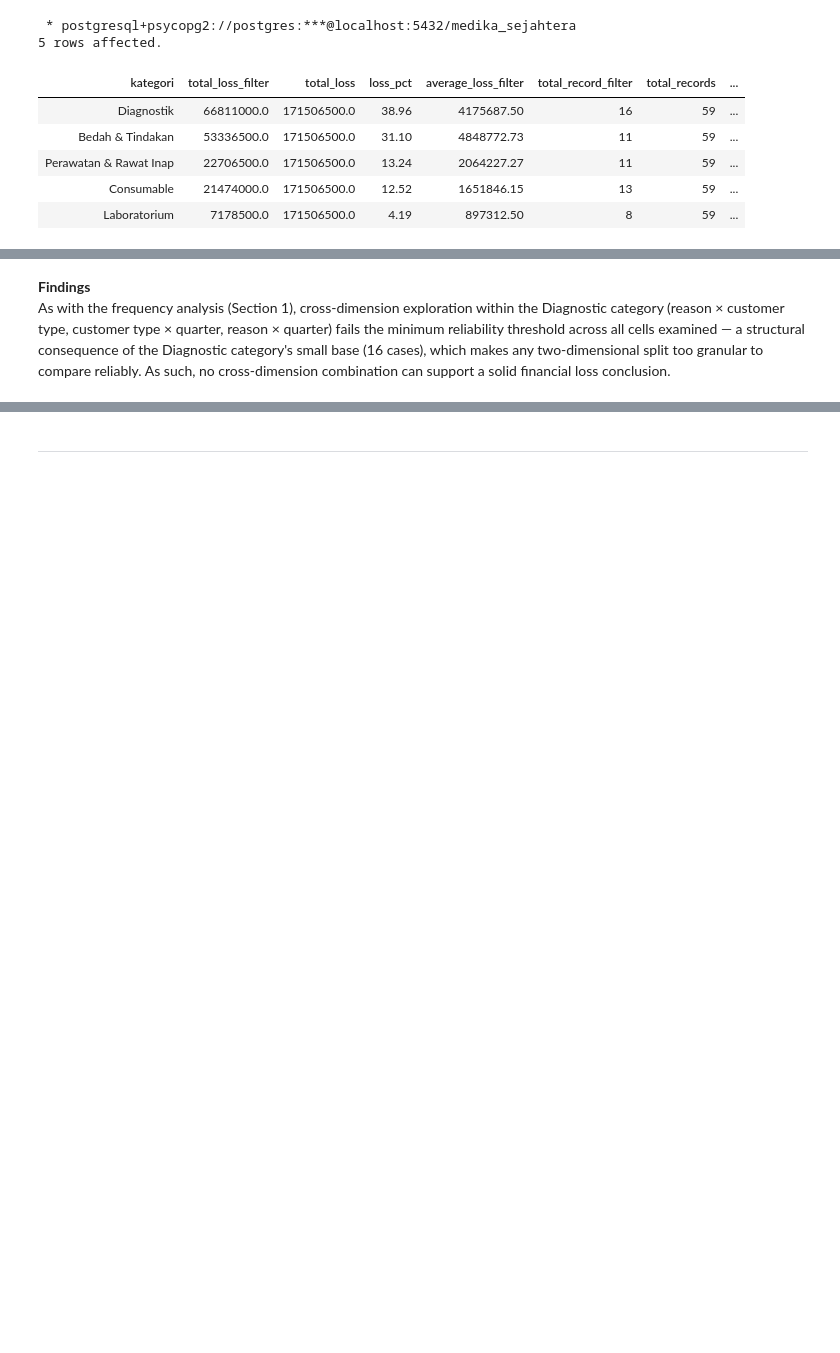
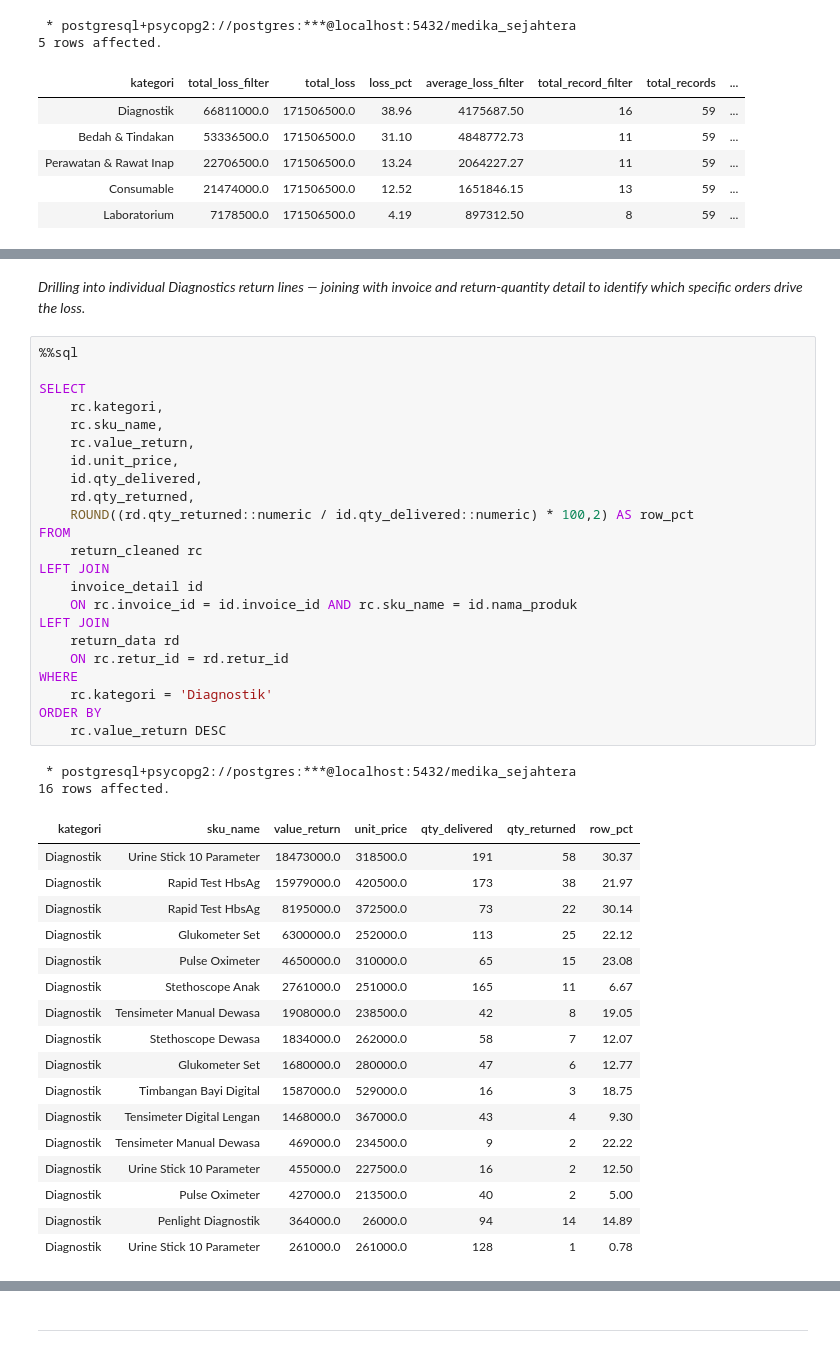
Before and after one commit to Rpfitrah/return-analysis-medika-sejahtera, a Jupyter notebook: Notebook/EDA.ipynb, the cells around one changed output, grey strips where cells are left out. Cells and saved outputs as stored; diff of their text form; blank space fills up the shorter version.

Commit message:
Category & Product loss

```diff
--- a/Notebook/EDA.ipynb
+++ b/Notebook/EDA.ipynb
@@ -1009,3 +700,45 @@ ORDER BY
-# %% [markdown]
-**Findings**
-As with the frequency analysis (Section 1), cross-dimension exploration within the Diagnostic category (reason × customer type, customer type × quarter, reason × quarter) fails the minimum reliability threshold across all cells examined — a structural consequence of the Diagnostic category's small base (16 cases), which makes any two-dimensional split too granular to compare reliably. As such, no cross-dimension combination can support a solid financial loss conclusion.
+# %% [markdown]
+*Drilling into individual Diagnostics return lines — joining with invoice and return-quantity detail to identify which specific orders drive the loss.*
+# %%
+%%sql
+
+SELECT
+    rc.kategori,
+    rc.sku_name,
+    rc.value_return,
+    id.unit_price,
+    id.qty_delivered,
+    rd.qty_returned,
+    ROUND((rd.qty_returned::numeric / id.qty_delivered::numeric) * 100,2) AS row_pct
+FROM
+    return_cleaned rc
+LEFT JOIN
+    invoice_detail id
+    ON rc.invoice_id = id.invoice_id AND rc.sku_name = id.nama_produk
+LEFT JOIN
+    return_data rd
+    ON rc.retur_id = rd.retur_id
+WHERE
+    rc.kategori = 'Diagnostik'
+ORDER BY
+    rc.value_return DESC
+# %% [output]
+ * postgresql+psycopg2://postgres:***@localhost:5432/medika_sejahtera
+16 rows affected.
+| kategori | sku_name | value_return | unit_price | qty_delivered | qty_returned | row_pct |
+| Diagnostik | Urine Stick 10 Parameter | 18473000.0 | 318500.0 | 191 | 58 | 30.37 |
+| Diagnostik | Rapid Test HbsAg | 15979000.0 | 420500.0 | 173 | 38 | 21.97 |
+| Diagnostik | Rapid Test HbsAg | 8195000.0 | 372500.0 | 73 | 22 | 30.14 |
+| Diagnostik | Glukometer Set | 6300000.0 | 252000.0 | 113 | 25 | 22.12 |
+| Diagnostik | Pulse Oximeter | 4650000.0 | 310000.0 | 65 | 15 | 23.08 |
+| Diagnostik | Stethoscope Anak | 2761000.0 | 251000.0 | 165 | 11 | 6.67 |
+| Diagnostik | Tensimeter Manual Dewasa | 1908000.0 | 238500.0 | 42 | 8 | 19.05 |
+| Diagnostik | Stethoscope Dewasa | 1834000.0 | 262000.0 | 58 | 7 | 12.07 |
+| Diagnostik | Glukometer Set | 1680000.0 | 280000.0 | 47 | 6 | 12.77 |
+| Diagnostik | Timbangan Bayi Digital | 1587000.0 | 529000.0 | 16 | 3 | 18.75 |
+| Diagnostik | Tensimeter Digital Lengan | 1468000.0 | 367000.0 | 43 | 4 | 9.30 |
+| Diagnostik | Tensimeter Manual Dewasa | 469000.0 | 234500.0 | 9 | 2 | 22.22 |
+| Diagnostik | Urine Stick 10 Parameter | 455000.0 | 227500.0 | 16 | 2 | 12.50 |
+| Diagnostik | Pulse Oximeter | 427000.0 | 213500.0 | 40 | 2 | 5.00 |
+| Diagnostik | Penlight Diagnostik | 364000.0 | 26000.0 | 94 | 14 | 14.89 |
+| Diagnostik | Urine Stick 10 Parameter | 261000.0 | 261000.0 | 128 | 1 | 0.78 |
```
Also changed, not shown: parts of 25 cells of this notebook.
